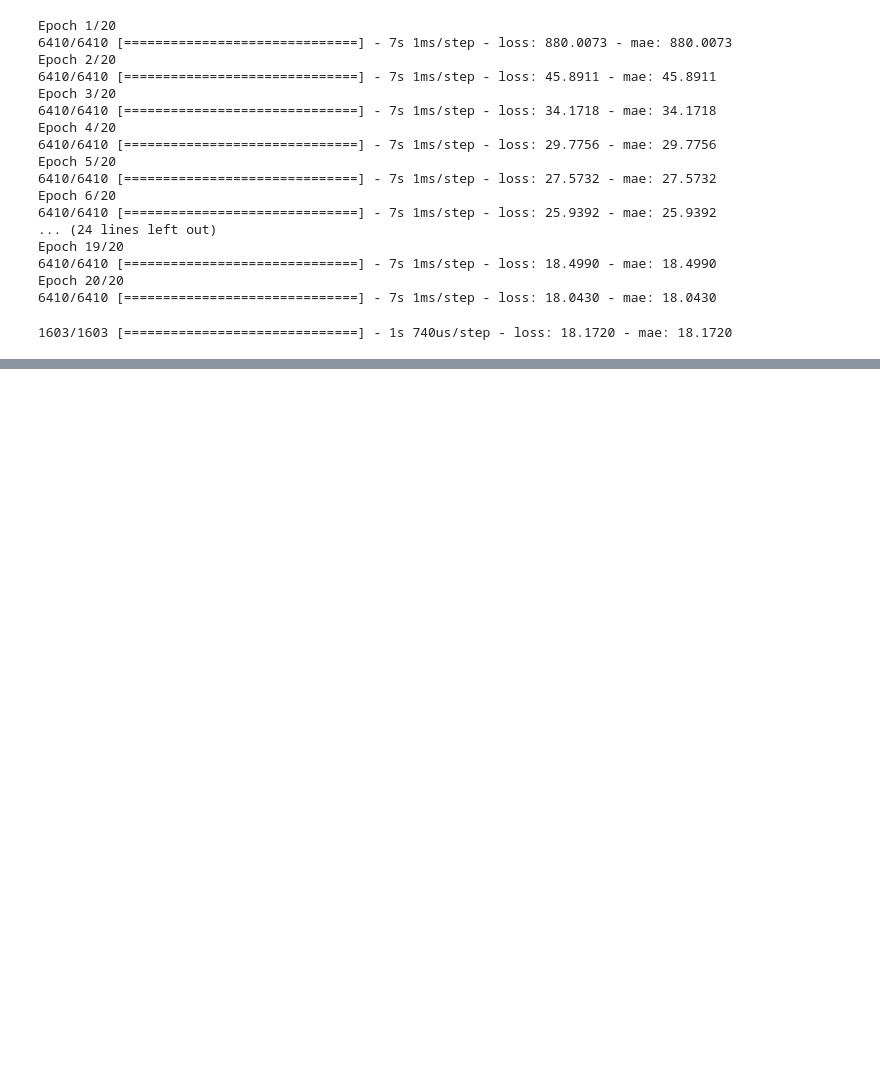
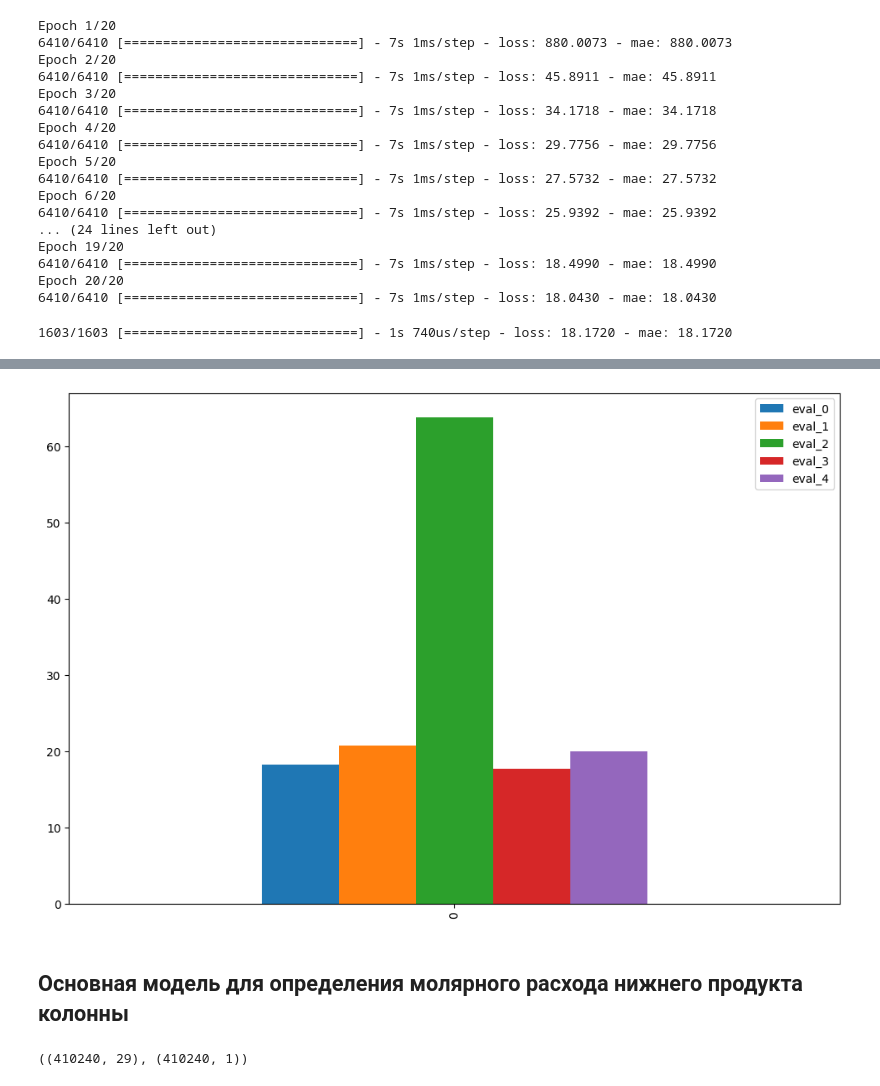
Before and after one commit to Rus-tam/AI_models, a Jupyter notebook: Amine_treatment_13.08.ipynb, the cells around one changed output, grey strips where cells are left out. Cells and saved outputs as stored; diff of their text form; code cells hidden in the pictures; blank space fills up the shorter version.

```diff
--- a/Amine_treatment_13.08.ipynb
+++ b/Amine_treatment_13.08.ipynb
@@ -778,0 +863,2 @@ eval_0 = column_bot_molar_flow_model_0.evaluate(X_test_normal, y_test)
+# %%
+eval_2 = column_bot_molar_flow_model_2.evaluate(X_test_normal, y_test)
@@ -778,0 +906,2 @@ eval_0 = column_bot_molar_flow_model_0.evaluate(X_test_normal, y_test)
+# %%
+eval_3 = column_bot_molar_flow_model_3.evaluate(X_test_normal, y_test)
@@ -778,0 +951,2 @@ eval_0 = column_bot_molar_flow_model_0.evaluate(X_test_normal, y_test)
+# %%
+eval_4 = column_bot_molar_flow_model_4.evaluate(X_test_normal, y_test)
@@ -778,0 +974,71 @@ eval_0 = column_bot_molar_flow_model_0.evaluate(X_test_normal, y_test)
+# %%
+eval_pd = pd.DataFrame({
+    'eval_0': eval_0[1],
+    'eval_1': eval_1[1],
+    'eval_2': eval_2[1],
+    'eval_3': eval_3[1],
+    'eval_4': eval_4[1],
+}, index=[0])
+
+ax = eval_pd.plot(kind='bar', subplots=False, figsize=(12, 8))
+plt.show();
+# %% [output]
+[figure, added]
+# %% [markdown]
+## Основная модель для определения молярного расхода нижнего продукта колонны
+# %%
+## Тестовая и обучающая выборки
+X = column_bot_molar_flow_data[[
+    'feed_gas temperature, C', 'feed_gas mass flow, kg/h', 'feed_gas molecular weight',
+    'feed_gas Mass density, kg/m3', 'feed_gas actual liquid flow, m3/h', 'feed_gas actual vapour flow, m3/h',
+    'feed_gas CO2 mol frac',
+    'feed_gas molar flow, kgmol/h', 'feed_gas H2S molar flow, kgmol/h', 'feed_gas CO2 molar flow, kgmol/h',
+    'feed_gas Methane molar flow, kgmol/h', 'feed_gas Ethane molar flow, kgmol/h', 'feed_gas Propane molar flow, kgmol/h',
+    'feed_gas i-Butane molar flow, kgmol/h', 'feed_gas n-Butane molar flow, kgmol/h',
+    'feed_gas i-Pentane molar flow, kgmol/h', 'feed_gas n-Pentane molar flow, kgmol/h', 'feed_gas H2O molar flow, kgmol/h',
+    'lean_amine temperature, C', 'lean_amine mass flow, kg/h', 'lean_amine molecular weight',
+    'lean_amine Mass density, kg/m3', 'lean_amine actual liquid flow, m3/h',
+    'lean_amine molar flow, kgmol/h', 'lean_amine H2S molar flow, kgmol/h', 'lean_amine CO2 molar flow, kgmol/h',
+    'lean_amine H2O molar flow, kgmol/h',
+    'lean_amine MDEAmine molar flow, kgmol/h',
+    'sweet_gas molar flow, kgmol/h',
+]]
+
+y = column_bot_molar_flow_data[[
+    'rich_amine molar flow, kgmol/h'
+]]
+
+# Собираем трансформер столбцов
+ct = make_column_transformer(
+    (MinMaxScaler(), [
+    'feed_gas temperature, C', 'feed_gas mass flow, kg/h', 'feed_gas molecular weight',
+    'feed_gas Mass density, kg/m3', 'feed_gas actual liquid flow, m3/h', 'feed_gas actual vapour flow, m3/h',
+    'feed_gas CO2 mol frac',
+    'feed_gas molar flow, kgmol/h', 'feed_gas H2S molar flow, kgmol/h', 'feed_gas CO2 molar flow, kgmol/h',
+    'feed_gas Methane molar flow, kgmol/h', 'feed_gas Ethane molar flow, kgmol/h', 'feed_gas Propane molar flow, kgmol/h',
+    'feed_gas i-Butane molar flow, kgmol/h', 'feed_gas n-Butane molar flow, kgmol/h',
+    'feed_gas i-Pentane molar flow, kgmol/h', 'feed_gas n-Pentane molar flow, kgmol/h', 'feed_gas H2O molar flow, kgmol/h',
+    'lean_amine temperature, C', 'lean_amine mass flow, kg/h', 'lean_amine molecular weight',
+    'lean_amine Mass density, kg/m3', 'lean_amine actual liquid flow, m3/h',
+    'lean_amine molar flow, kgmol/h', 'lean_amine H2S molar flow, kgmol/h', 'lean_amine CO2 molar flow, kgmol/h',
+    'lean_amine H2O molar flow, kgmol/h',
+    'lean_amine MDEAmine molar flow, kgmol/h',
+    'sweet_gas molar flow, kgmol/h',
+                     ])
+)
+
+# Создаем обучающую и тестовые выборки
+X_train, X_test, y_train, y_test = train_test_split(X, y, test_size=0.2, random_state=42)
+
+# Загружаем тренировочную выборку
+ct.fit(X_train)
+
+# Нормализуем данные
+X_train_normal = ct.transform(X_train)
+X_test_normal = ct.transform(X_test)
+
+joblib.dump(ct, './column_transformers/amine_treatment/column_bot_prod_molar_flow.pkl')
+
+X_train_normal.shape, y_train.shape
+# %% [output]
+((410240, 29), (410240, 1))
```
Also changed, not shown: parts of 16 cells of this notebook, 2 other files.
